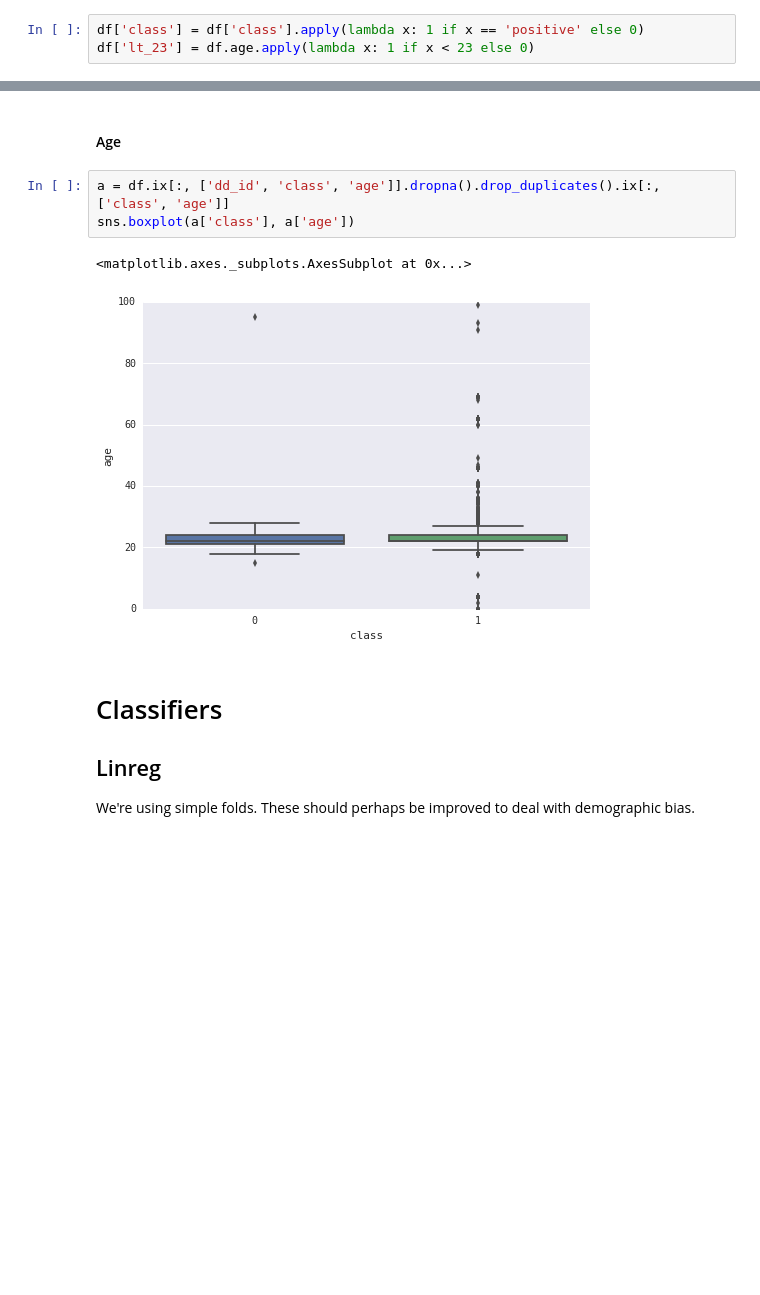
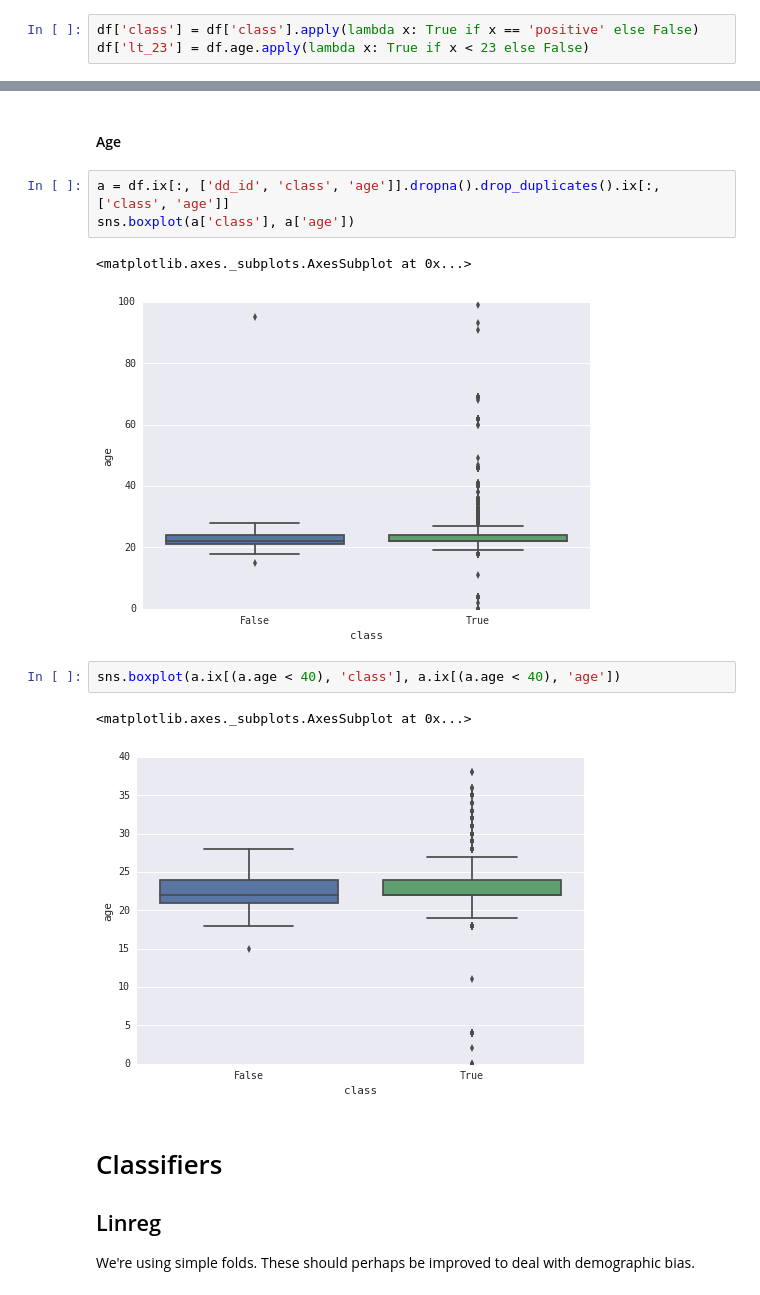
Before and after one commit to giantoak/201604_memex_qpr, a Jupyter notebook: notebooks/go_notebooks/First Classifier.ipynb, the cells around one changed output, grey strips where cells are left out. Saved outputs shown, nothing was run; the diff lists cells and outputs as text; blank space fills up the shorter version.

```diff
--- a/notebooks/go_notebooks/First Classifier.ipynb
+++ b/notebooks/go_notebooks/First Classifier.ipynb
@@ -40,8 +40,8 @@ Index(['class', 'phone', 'dd_id', 'price', 'duration_in_mins', 'flag', 'age',
        'ad_median_msa', 'ad_count_msa', 'ad_p50_msa'],
       dtype='object')
 # %%
-df['class'] = df['class'].apply(lambda x: 1 if x == 'positive' else 0)
-df['lt_23'] = df.age.apply(lambda x: 1 if x < 23 else 0)
+df['class'] = df['class'].apply(lambda x: True if x == 'positive' else False)
+df['lt_23'] = df.age.apply(lambda x: True if x < 23 else False)
 # %%
 agg_category_cols = ['flag', 'ethnicity']
 for a_c_c in agg_category_cols:
@@ -104,7 +104,12 @@ a = df.ix[:, ['dd_id', 'class', 'age']].dropna().drop_duplicates().ix[:, ['class
 sns.boxplot(a['class'], a['age'])
 # %% [output]
 <matplotlib.axes._subplots.AxesSubplot at 0x...>
-[figure, old version]
+[figure, new version]
+# %%
+sns.boxplot(a.ix[(a.age < 40), 'class'], a.ix[(a.age < 40), 'age'])
+# %% [output]
+<matplotlib.axes._subplots.AxesSubplot at 0x...>
+[figure, added]
 # %% [markdown]
 # Classifiers
 ## Linreg
```
Also changed, not shown: parts of 10 cells of this notebook.
